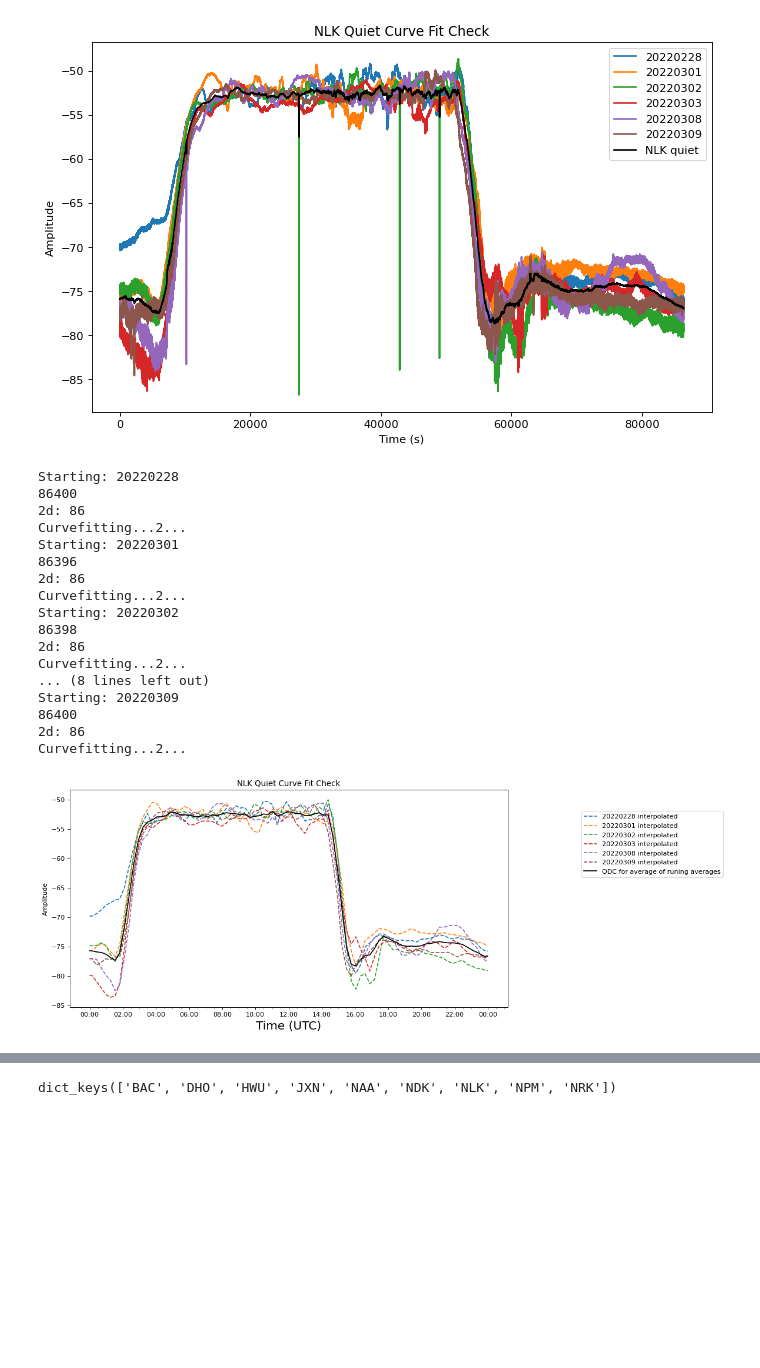
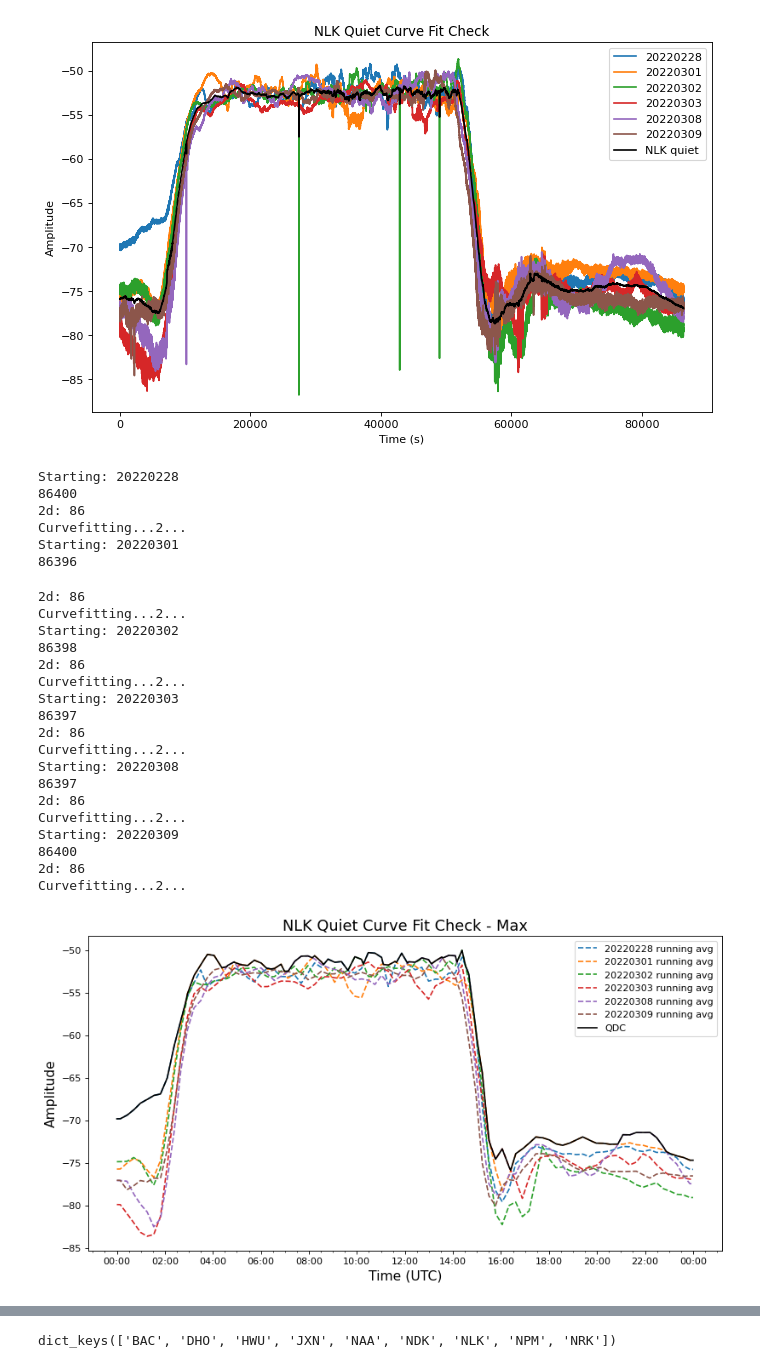
Before and after one commit to jodiejmclennan/VLF_project, a Jupyter notebook: VLF-LAMP-analysis.ipynb, the cells around one changed output, grey strips where cells are left out. Drawn from its saved outputs; the diff is of its cells as text; code cells hidden in the pictures; blank space fills up the shorter version.

Commit message:
updates to plots

```diff
--- a/VLF-LAMP-analysis.ipynb
+++ b/VLF-LAMP-analysis.ipynb
@@ -499,12 +499,12 @@ for key in quietdict.keys():
 
         # running average over the whole data set:
         bin_time, bin_amp = run_avg(time, amplitude, bintime)
-        #plt.plot(bin_time, bin_amp, '-', label=day+' running avg')
+        #plt.plot(bin_time, bin_amp, '--', label=day+' running avg')
 
         # interpolation to fill in the missing seconds for some days
         time_interp = np.linspace(0,86400,86400)
         amp_interp = np.interp(time_interp, bin_time, bin_amp)
-        plt.plot(time_dt, amp_interp, '--', label=day+' interpolated')
+        plt.plot(time_dt, amp_interp, '--', label=day+' running avg')
 
         # add running average amplitude to qdcs array
         qdcs[days,:] = amp_interp
@@ -537,50 +537,60 @@ for i in np.arange(len(qdcs[0])):
     maxvalue = np.max(qdcs[:,i])
     max_amp.append(maxvalue)
 max_amp = np.asarray(max_amp)
 
 
 # save to new QDC dictionary
 qdc_dict_v2[pathcheck] = {'time_interp':time_interp, 'amplitude_curvefit':avg_amp_cf, 'time_dt':time_dt}
 qdc_dict_v2[pathcheck].update({'amplitude_runavg':avg_amp_avg})
 qdc_dict_v2[pathcheck].update({'amplitude_max':max_amp})
 
 #plt.plot(qdc_dict[pathcheck]['time'], qdc_dict[pathcheck]['amplitude'],'k', label=pathcheck+' avged quiet days')
-ax1.plot(time_dt, avg_amp_avg,'k',label='QDC for average of runing averages')
+#ax1.plot(time_dt, avg_amp_avg,'k',label='QDC')
+#ax1.plot(time_dt, avg_amp_cf,'k',label='QDC')
+ax1.plot(time_dt, max_amp,'k',label='QDC')
 
 #ax1.set_xlabel('Time (s)')
-ax1.set_ylabel('Amplitude')
-plt.title(pathcheck+' Quiet Curve Fit Check')
-plt.legend(loc='center right', bbox_to_anchor=(1.5, 0.75))
+ax1.set_ylabel('Amplitude', fontsize = 14)
+plt.title(pathcheck+' Quiet Curve Fit Check - Max', fontsize = 16)
+#plt.legend(loc='center right', bbox_to_anchor=(1.05, 0.75))
+plt.legend()
 
-ax1.set_xlabel('Time (UTC)',fontsize = 18)
+ax1.set_xlabel('Time (UTC)',fontsize = 14)
 
 time_locator = mdates.HourLocator(byhour=range(24),
                                 interval = 2)
 minor_time_locator = mdates.MinuteLocator(byminute=[0,30])
 ax1.xaxis.set_minor_locator(minor_time_locator)
 h_fmt = mdates.DateFormatter('%H:%M')
 ax1.xaxis.set_major_locator(time_locator)
 ax1.xaxis.set_major_formatter(h_fmt)
 ax1.tick_params(axis='x', which='major', labelsize=10)
 # %% [output]
 Starting: 20220228
 86400
 2d: 86
 Curvefitting...2...
 Starting: 20220301
 86396
-2d: 86
-Curvefitting...2...
-Starting: 20220302
-86398
-2d: 86
-Curvefitting...2...
-... (8 lines left out)
-Starting: 20220309
-86400
-2d: 86
-Curvefitting...2...
+2d: 86
+Curvefitting...2...
+Starting: 20220302
+86398
+2d: 86
+Curvefitting...2...
+Starting: 20220303
+86397
+2d: 86
+Curvefitting...2...
+Starting: 20220308
+86397
+2d: 86
+Curvefitting...2...
+Starting: 20220309
+86400
+2d: 86
+Curvefitting...2...
-[figure, old version]
+[figure, new version]
 # %%
 # Average the interpolated runnning averages / horizontal curve fits for the quiet days above
 pathcheck = 'NLK'
```
Also changed, not shown: parts of 1 cell of this notebook.
